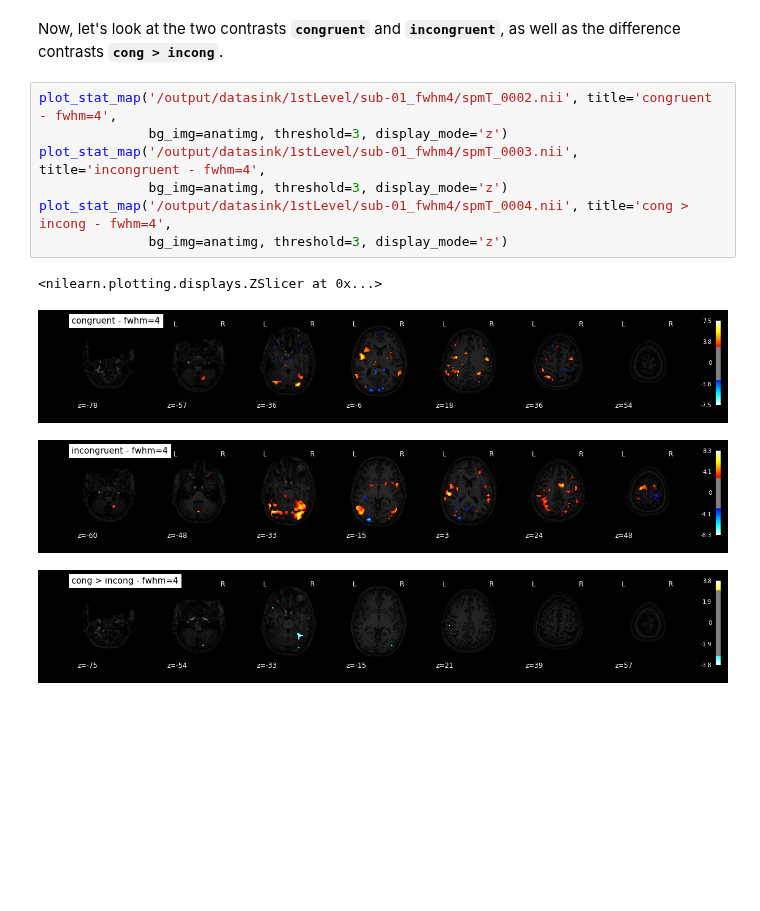
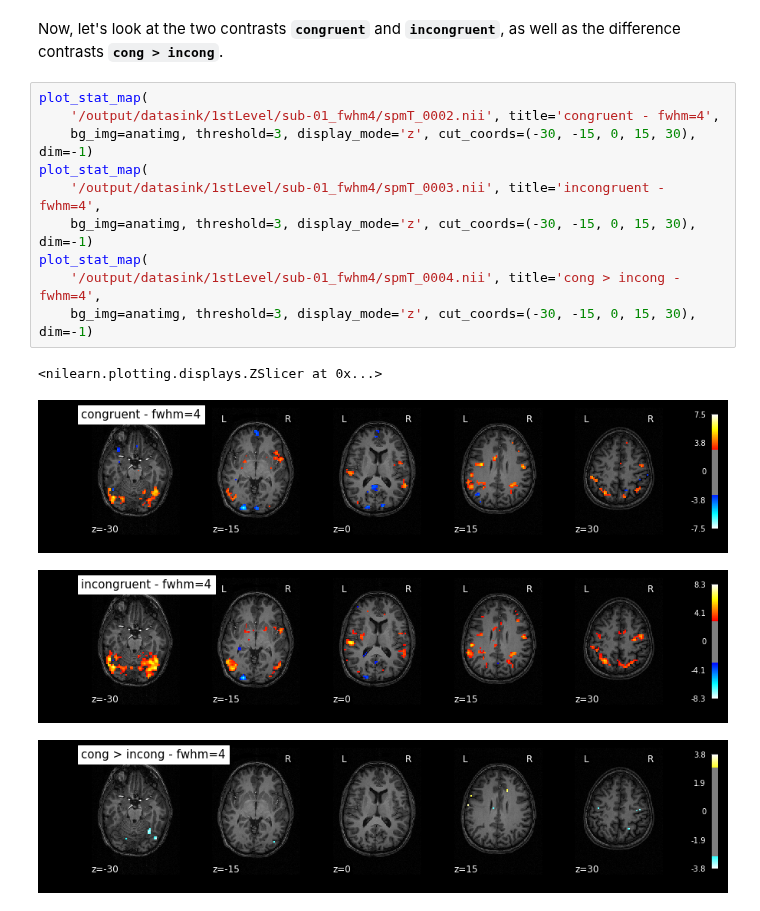
Before and after one commit to miykael/nipype_tutorial, a Jupyter notebook: notebooks/example_1stlevel.ipynb, the cells around one changed output. Saved outputs shown, nothing was run; the diff lists cells and outputs as text; blank space fills up the shorter version.

```diff
--- a/notebooks/example_1stlevel.ipynb
+++ b/notebooks/example_1stlevel.ipynb
@@ -351,14 +366,17 @@ plot_stat_map('/output/datasink/1stLevel/sub-01_fwhm8/spmT_0001.nii', title='ave
 # %% [markdown]
 Now, let's look at the two contrasts **`congruent`** and **`incongruent`**, as well as the difference contrasts **`cong > incong`**.
 # %%
-plot_stat_map('/output/datasink/1stLevel/sub-01_fwhm4/spmT_0002.nii', title='congruent - fwhm=4',
-              bg_img=anatimg, threshold=3, display_mode='z')
-plot_stat_map('/output/datasink/1stLevel/sub-01_fwhm4/spmT_0003.nii', title='incongruent - fwhm=4',
-              bg_img=anatimg, threshold=3, display_mode='z')
-plot_stat_map('/output/datasink/1stLevel/sub-01_fwhm4/spmT_0004.nii', title='cong > incong - fwhm=4',
-              bg_img=anatimg, threshold=3, display_mode='z')
+plot_stat_map(
+    '/output/datasink/1stLevel/sub-01_fwhm4/spmT_0002.nii', title='congruent - fwhm=4',
+    bg_img=anatimg, threshold=3, display_mode='z', cut_coords=(-30, -15, 0, 15, 30), dim=-1)
+plot_stat_map(
+    '/output/datasink/1stLevel/sub-01_fwhm4/spmT_0003.nii', title='incongruent - fwhm=4',
+    bg_img=anatimg, threshold=3, display_mode='z', cut_coords=(-30, -15, 0, 15, 30), dim=-1)
+plot_stat_map(
+    '/output/datasink/1stLevel/sub-01_fwhm4/spmT_0004.nii', title='cong > incong - fwhm=4',
+    bg_img=anatimg, threshold=3, display_mode='z', cut_coords=(-30, -15, 0, 15, 30), dim=-1)
 # %% [output]
 <nilearn.plotting.displays.ZSlicer at 0x...>
-[figure, old version]
+[figure, new version]
-[figure, old version]
+[figure, new version]
-[figure, old version]
+[figure, new version]
```
Also changed, not shown: parts of 5 cells of this notebook, 17 other files.
